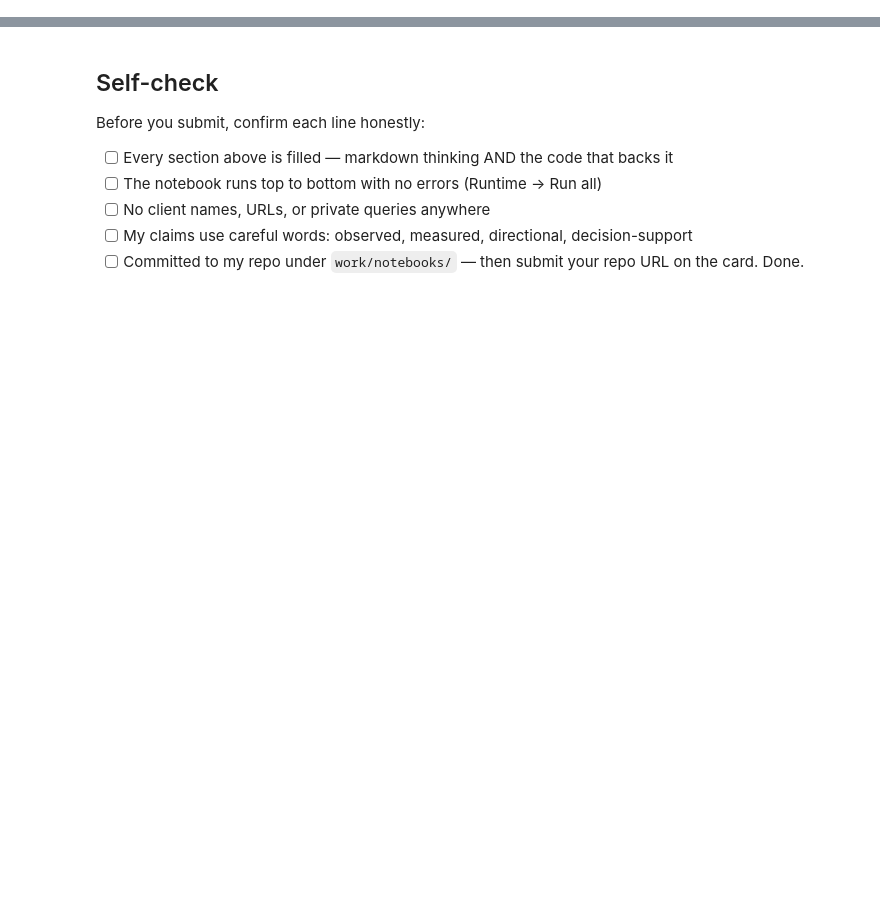
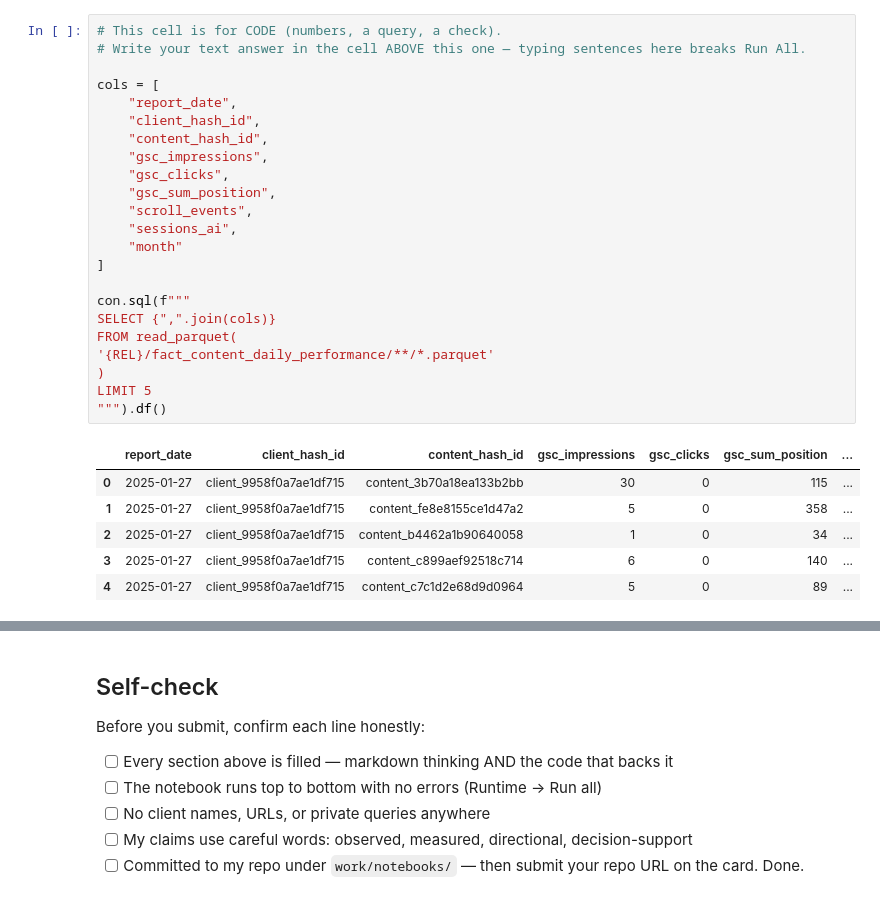
Before and after one commit to Mahnoor-Kalsoom/flyrank-ml-internship, a Jupyter notebook: work/notebooks/w03_data_contract.ipynb, the cells around one changed output, grey strips where cells are left out. Drawn from its saved outputs; the diff is of its cells as text; blank space fills up the shorter version.

```diff
--- a/work/notebooks/w03_data_contract.ipynb
+++ b/work/notebooks/w03_data_contract.ipynb
@@ -12,0 +123,30 @@ This skeleton is yours to fill. Work the sections **in order** — each one has
+# %%
+# This cell is for CODE (numbers, a query, a check).
+# Write your text answer in the cell ABOVE this one — typing sentences here breaks Run All.
+
+cols = [
+    "report_date",
+    "client_hash_id",
+    "content_hash_id",
+    "gsc_impressions",
+    "gsc_clicks",
+    "gsc_sum_position",
+    "scroll_events",
+    "sessions_ai",
+    "month"
+]
+
+con.sql(f"""
+SELECT {",".join(cols)}
+FROM read_parquet(
+'{REL}/fact_content_daily_performance/**/*.parquet'
+)
+LIMIT 5
+""").df()
+# %% [output]
+|  | report_date | client_hash_id | content_hash_id | gsc_impressions | gsc_clicks | gsc_sum_position | ... |
+| 0 | 2025-01-27 | client_9958f0a7ae1df715 | content_3b70a18ea133b2bb | 30 | 0 | 115 | ... |
+| 1 | 2025-01-27 | client_9958f0a7ae1df715 | content_fe8e8155ce1d47a2 | 5 | 0 | 358 | ... |
+| 2 | 2025-01-27 | client_9958f0a7ae1df715 | content_b4462a1b90640058 | 1 | 0 | 34 | ... |
+| 3 | 2025-01-27 | client_9958f0a7ae1df715 | content_c899aef92518c714 | 6 | 0 | 140 | ... |
+| 4 | 2025-01-27 | client_9958f0a7ae1df715 | content_c7c1d2e68d9d0964 | 5 | 0 | 89 | ... |
```
Also changed, not shown: parts of 20 cells of this notebook.
